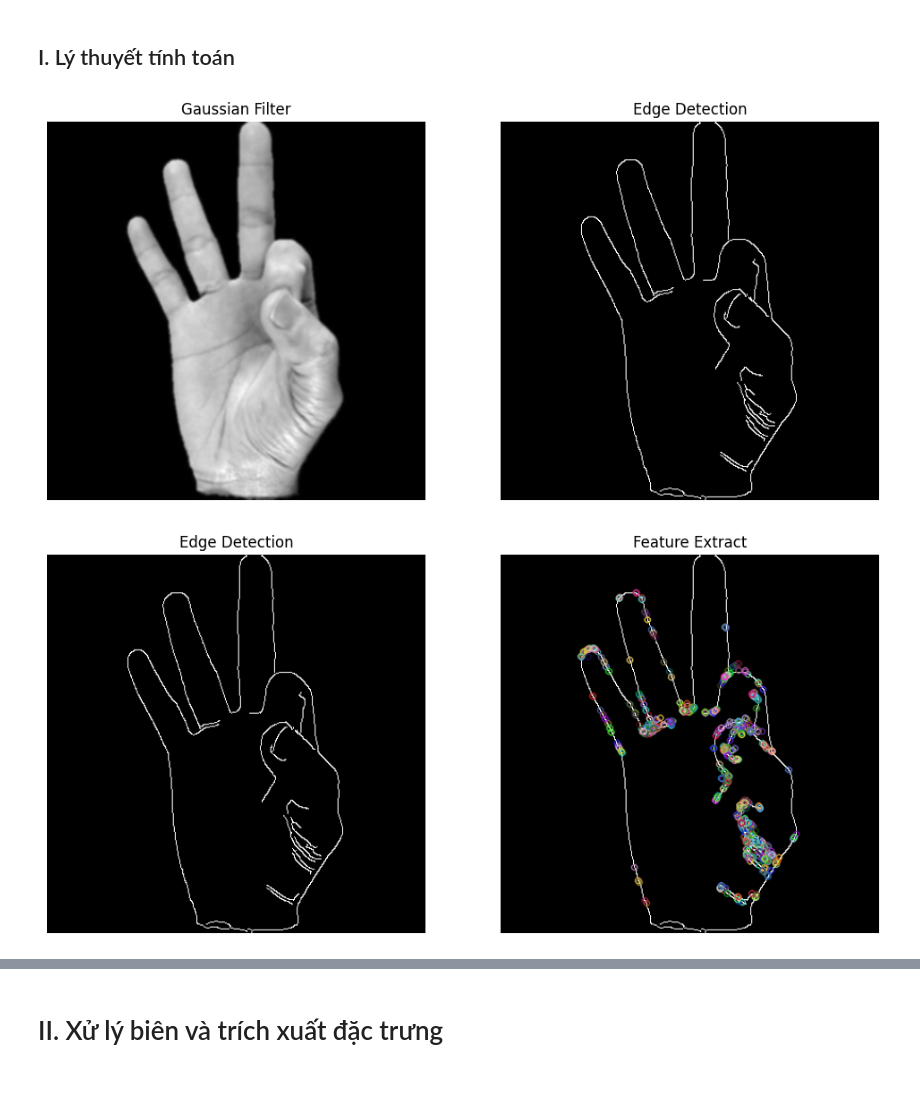
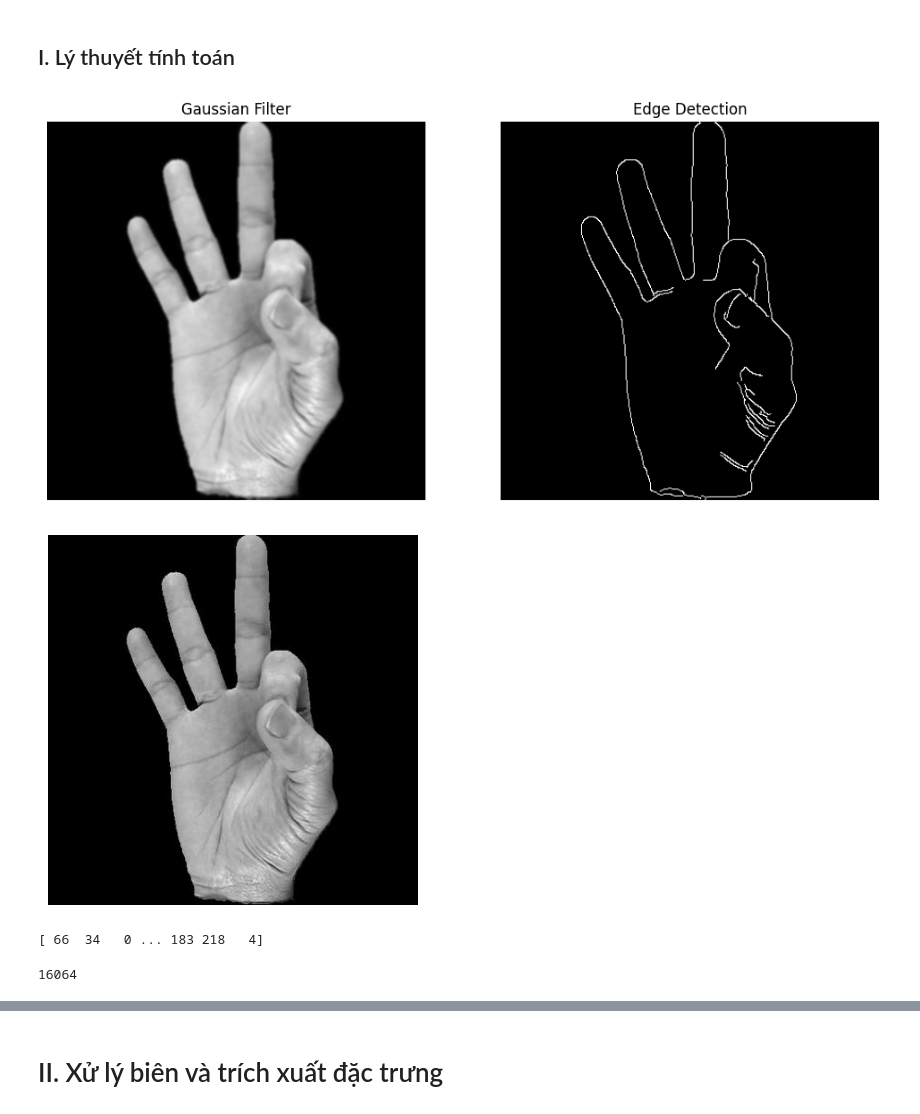
Before and after one commit to TruongDuy2607/HandGestureRecognition, a Jupyter notebook: ORB-HandGesture.ipynb, the cells around one changed output, grey strips where cells are left out. Saved outputs shown, nothing was run; the diff lists cells and outputs as text; code cells hidden in the pictures; blank space fills up the shorter version.

```diff
--- a/ORB-HandGesture.ipynb
+++ b/ORB-HandGesture.ipynb
@@ -32,19 +32,32 @@ def _subImage(image1, string1 ,image2, string2):
 # %%
 gau_image = cv2.GaussianBlur(image, (5,5), 0) # Giam nhieu
 edges = cv2.Canny(gau_image, 50, 150) # Phat hien bien su dung Cannt function
 
 # Hiển thị ảnh sau khi tách biên
 _subImage(gau_image, "Gaussian Filter", edges, "Edge Detection")
+plt.imshow(image, cmap='gray')
+plt.axis('off')
+plt.show()
 # %% [output]
 [figure]
+[figure, added]
 # %%
 orb = cv2.ORB_create()
 key, des = orb.detectAndCompute(edges, None)
 image_extract = cv2.drawKeypoints(edges, key, None, flags=0)
 
-_subImage(edges, "Edge Detection", image_extract, "Feature Extract")
+# _subImage(edges, "Edge Detection", image_extract, "Feature Extract")
+print(des.flatten())
+des = np.array(des)
+des.size
+# des = np.array(des)
+# des.shape
+# des = des.flatten()
+# print(des)
+# print(des.shape)
 # %% [output]
-[figure, removed]
+[ 66  34   0 ... 183 218   4]
+16064
 # %%
 import numpy as np
 import cv2
```
Also changed, not shown: parts of 7 cells of this notebook, 1 other file.
